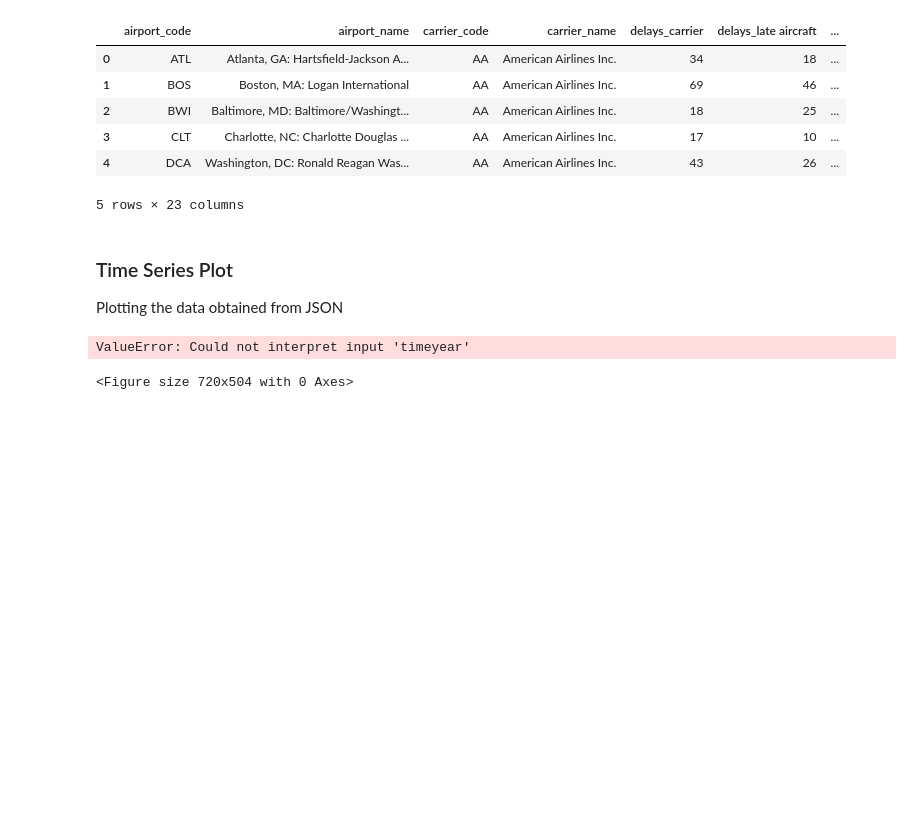
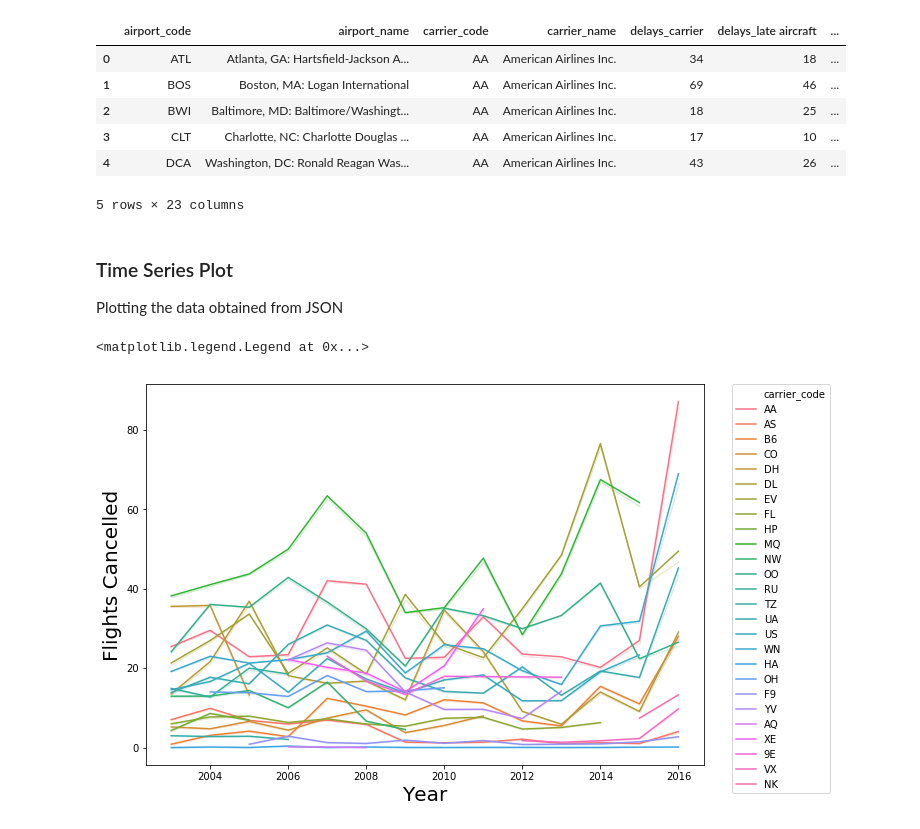
Before and after one commit to marsja/jupyter, a Jupyter notebook: json_in_python_and_pandas.ipynb, the cells around one changed output. Saved outputs shown, nothing was run; the diff lists cells and outputs as text; code cells hidden in the pictures; blank space fills up the shorter version.

```diff
--- a/json_in_python_and_pandas.ipynb
+++ b/json_in_python_and_pandas.ipynb
@@ -143,18 +143,22 @@ Plotting the data obtained from JSON
 # %%
 %matplotlib inline
 
 import matplotlib.pyplot as plt
 import seaborn as sns
 
+# Suppress warnings
+import warnings
+warnings.filterwarnings('ignore')
+
 fig = plt.figure(figsize=(10, 7))
-g = sns.lineplot(x="timeyear", y="flightscancelled", ci=False,
-             hue="carriercode", data=df)
+g = sns.lineplot(x="time_year", y="flights_cancelled", ci=False,
+             hue="carrier_code", data=df)
 
 g.set_ylabel("Flights Cancelled",fontsize=20)
 g.set_xlabel("Year",fontsize=20)
 
 
 plt.legend(bbox_to_anchor=(1.05, 1), loc=2, borderaxespad=0.)
 # %% [output]
-ValueError: Could not interpret input 'timeyear'
+<matplotlib.legend.Legend at 0x...>
-<Figure size 720x504 with 0 Axes>
+[figure, added]
```
